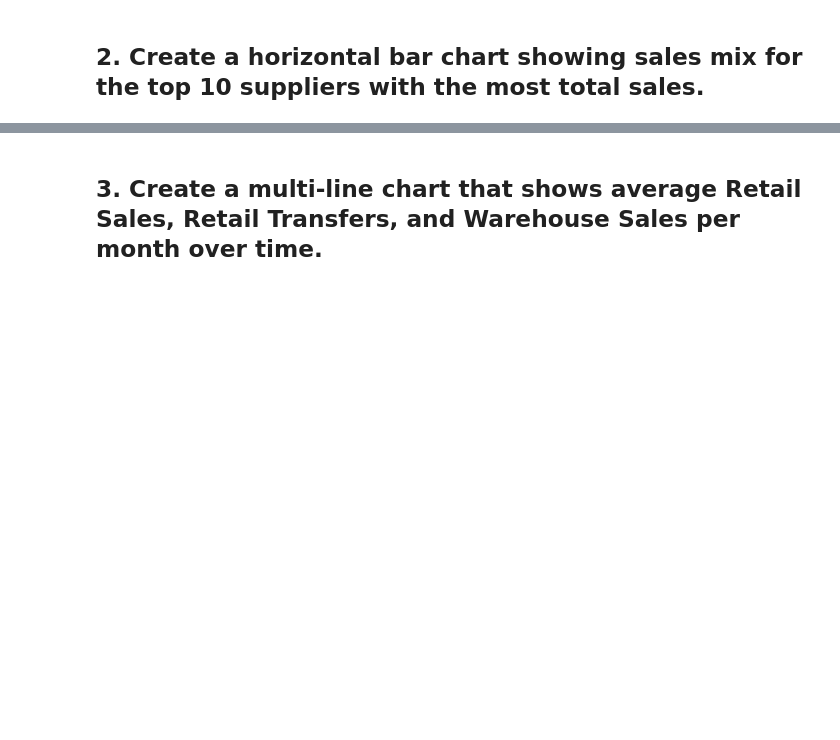
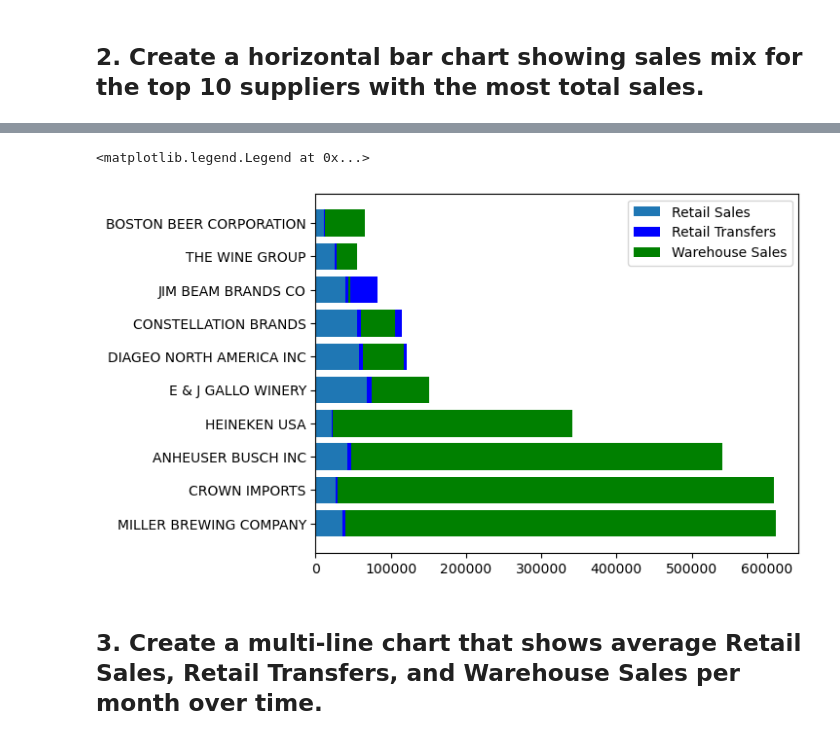
Before and after one commit to JonathonClegg/DAFT_0116, a Jupyter notebook: module_2/Lab_2_ Plotting-Multiple-Data-Series/main.ipynb, the cells around one changed output, grey strips where cells are left out. Cells and saved outputs as stored; diff of their text form; code cells hidden in the pictures; blank space fills up the shorter version.

```diff
--- a/module_2/Lab_2_ Plotting-Multiple-Data-Series/main.ipynb
+++ b/module_2/Lab_2_ Plotting-Multiple-Data-Series/main.ipynb
@@ -58,3 +107,12 @@ plt.show()
+# %%
+#Clemence code - plotting individual sales and attaching the next one 'left'. X value is the df3.index
+plt.barh(df3.index,df3["RetailSales"],label="Retail Sales")
+plt.barh(df3.index,df3["RetailTransfers"], left = df3["RetailSales"], label="Retail Transfers", color = "blue")
+plt.barh(df3.index,df3["WarehouseSales"], left = df3["RetailTransfers"], label="Warehouse Sales",color = "green")
+plt.legend()
+# %% [output]
+<matplotlib.legend.Legend at 0x...>
+[figure, added]
 # %% [markdown]
 ## 3. Create a multi-line chart that shows average Retail Sales, Retail Transfers, and Warehouse Sales per month over time.
 # %% [markdown]
```
Also changed, not shown: parts of 7 cells of this notebook, 1 other file.
